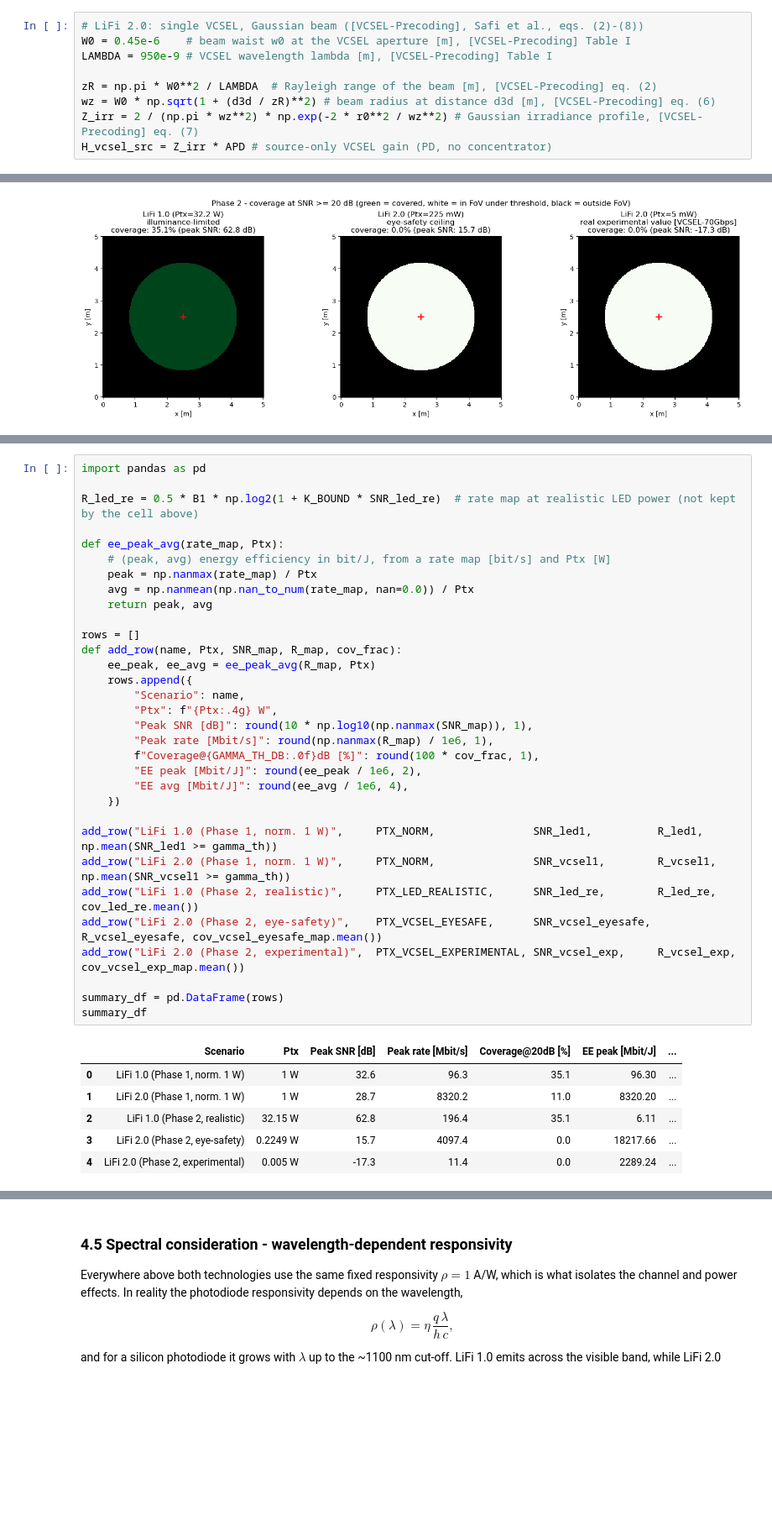
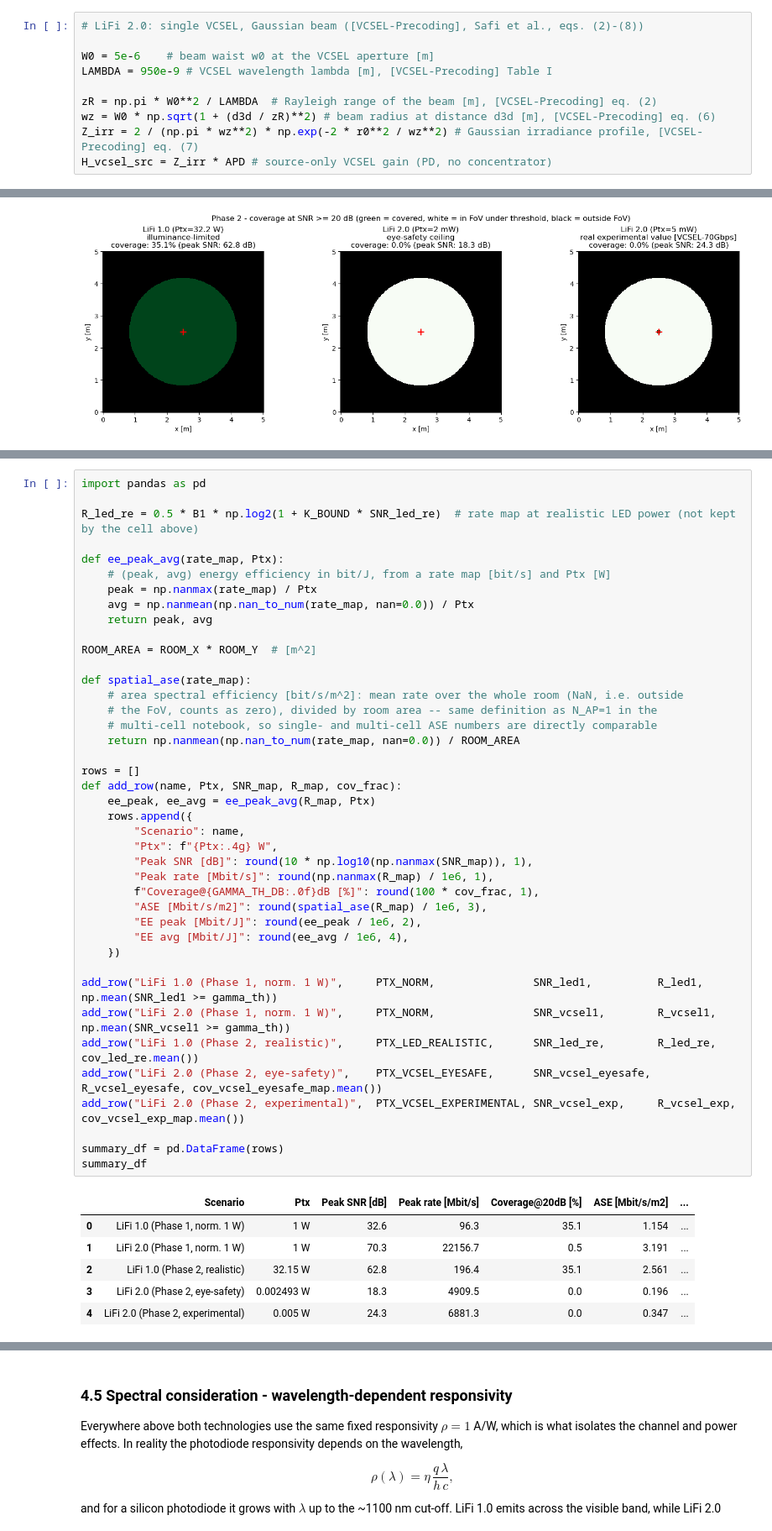
Before and after one commit to carolinalopezdelamadriz/lifi-comparative-analysis, a Jupyter notebook: single_cell_analysis_v3.ipynb, the cells around one changed output, grey strips where cells are left out. Shown at 84% size. Drawn from its saved outputs; the diff is of its cells as text; blank space fills up the shorter version.

```diff
--- a/single_cell_analysis_v3.ipynb
+++ b/single_cell_analysis_v3.ipynb
@@ -195,7 +198,8 @@ m_led = -1.0 / np.log2(np.cos(np.deg2rad(PHI_HALF_DEG)))  # Lambertian order
 H_led_src = (m_led + 1) * APD / (2 * np.pi * d3d**2) * np.cos(theta)**m_led * np.cos(theta)
 # %%
 # LiFi 2.0: single VCSEL, Gaussian beam ([VCSEL-Precoding], Safi et al., eqs. (2)-(8))
-W0 = 0.45e-6    # beam waist w0 at the VCSEL aperture [m], [VCSEL-Precoding] Table I
+
+W0 = 5e-6    # beam waist w0 at the VCSEL aperture [m]
 LAMBDA = 950e-9 # VCSEL wavelength lambda [m], [VCSEL-Precoding] Table I
 
 zR = np.pi * W0**2 / LAMBDA  # Rayleigh range of the beam [m], [VCSEL-Precoding] eq. (2)
@@ -681,36 +692,45 @@ import pandas as pd
 R_led_re = 0.5 * B1 * np.log2(1 + K_BOUND * SNR_led_re)  # rate map at realistic LED power (not kept by the cell above)
 
 def ee_peak_avg(rate_map, Ptx):
     # (peak, avg) energy efficiency in bit/J, from a rate map [bit/s] and Ptx [W]
     peak = np.nanmax(rate_map) / Ptx
     avg = np.nanmean(np.nan_to_num(rate_map, nan=0.0)) / Ptx
     return peak, avg
 
+ROOM_AREA = ROOM_X * ROOM_Y  # [m^2]
+
+def spatial_ase(rate_map):
+    # area spectral efficiency [bit/s/m^2]: mean rate over the whole room (NaN, i.e. outside
+    # the FoV, counts as zero), divided by room area -- same definition as N_AP=1 in the
+    # multi-cell notebook, so single- and multi-cell ASE numbers are directly comparable
+    return np.nanmean(np.nan_to_num(rate_map, nan=0.0)) / ROOM_AREA
+
 rows = []
 def add_row(name, Ptx, SNR_map, R_map, cov_frac):
     ee_peak, ee_avg = ee_peak_avg(R_map, Ptx)
     rows.append({
         "Scenario": name,
         "Ptx": f"{Ptx:.4g} W",
         "Peak SNR [dB]": round(10 * np.log10(np.nanmax(SNR_map)), 1),
         "Peak rate [Mbit/s]": round(np.nanmax(R_map) / 1e6, 1),
         f"Coverage@{GAMMA_TH_DB:.0f}dB [%]": round(100 * cov_frac, 1),
+        "ASE [Mbit/s/m2]": round(spatial_ase(R_map) / 1e6, 3),
         "EE peak [Mbit/J]": round(ee_peak / 1e6, 2),
         "EE avg [Mbit/J]": round(ee_avg / 1e6, 4),
     })
 
 add_row("LiFi 1.0 (Phase 1, norm. 1 W)",     PTX_NORM,               SNR_led1,          R_led1,          np.mean(SNR_led1 >= gamma_th))
 add_row("LiFi 2.0 (Phase 1, norm. 1 W)",     PTX_NORM,               SNR_vcsel1,        R_vcsel1,        np.mean(SNR_vcsel1 >= gamma_th))
 add_row("LiFi 1.0 (Phase 2, realistic)",     PTX_LED_REALISTIC,      SNR_led_re,        R_led_re,        cov_led_re.mean())
 add_row("LiFi 2.0 (Phase 2, eye-safety)",    PTX_VCSEL_EYESAFE,      SNR_vcsel_eyesafe, R_vcsel_eyesafe, cov_vcsel_eyesafe_map.mean())
 add_row("LiFi 2.0 (Phase 2, experimental)",  PTX_VCSEL_EXPERIMENTAL, SNR_vcsel_exp,     R_vcsel_exp,     cov_vcsel_exp_map.mean())
 
 summary_df = pd.DataFrame(rows)
 summary_df
 # %% [output]
-|  | Scenario | Ptx | Peak SNR [dB] | Peak rate [Mbit/s] | Coverage@20dB [%] | EE peak [Mbit/J] | ... |
-| 0 | LiFi 1.0 (Phase 1, norm. 1 W) | 1 W | 32.6 | 96.3 | 35.1 | 96.30 | ... |
-| 1 | LiFi 2.0 (Phase 1, norm. 1 W) | 1 W | 28.7 | 8320.2 | 11.0 | 8320.20 | ... |
-| 2 | LiFi 1.0 (Phase 2, realistic) | 32.15 W | 62.8 | 196.4 | 35.1 | 6.11 | ... |
-| 3 | LiFi 2.0 (Phase 2, eye-safety) | 0.2249 W | 15.7 | 4097.4 | 0.0 | 18217.66 | ... |
-| 4 | LiFi 2.0 (Phase 2, experimental) | 0.005 W | -17.3 | 11.4 | 0.0 | 2289.24 | ... |
+|  | Scenario | Ptx | Peak SNR [dB] | Peak rate [Mbit/s] | Coverage@20dB [%] | ASE [Mbit/s/m2] | ... |
+| 0 | LiFi 1.0 (Phase 1, norm. 1 W) | 1 W | 32.6 | 96.3 | 35.1 | 1.154 | ... |
+| 1 | LiFi 2.0 (Phase 1, norm. 1 W) | 1 W | 70.3 | 22156.7 | 0.5 | 3.191 | ... |
+| 2 | LiFi 1.0 (Phase 2, realistic) | 32.15 W | 62.8 | 196.4 | 35.1 | 2.561 | ... |
+| 3 | LiFi 2.0 (Phase 2, eye-safety) | 0.002493 W | 18.3 | 4909.5 | 0.0 | 0.196 | ... |
+| 4 | LiFi 2.0 (Phase 2, experimental) | 0.005 W | 24.3 | 6881.3 | 0.0 | 0.347 | ... |
```
Also changed, not shown: parts of 45 cells of this notebook, 1 other file.
